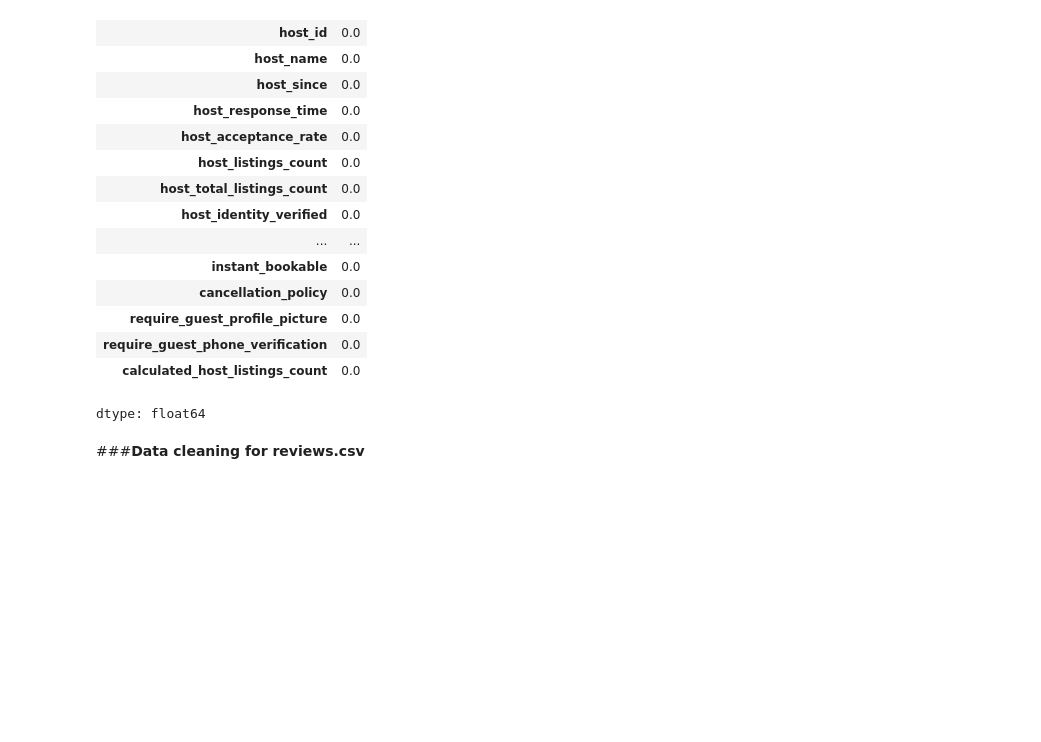
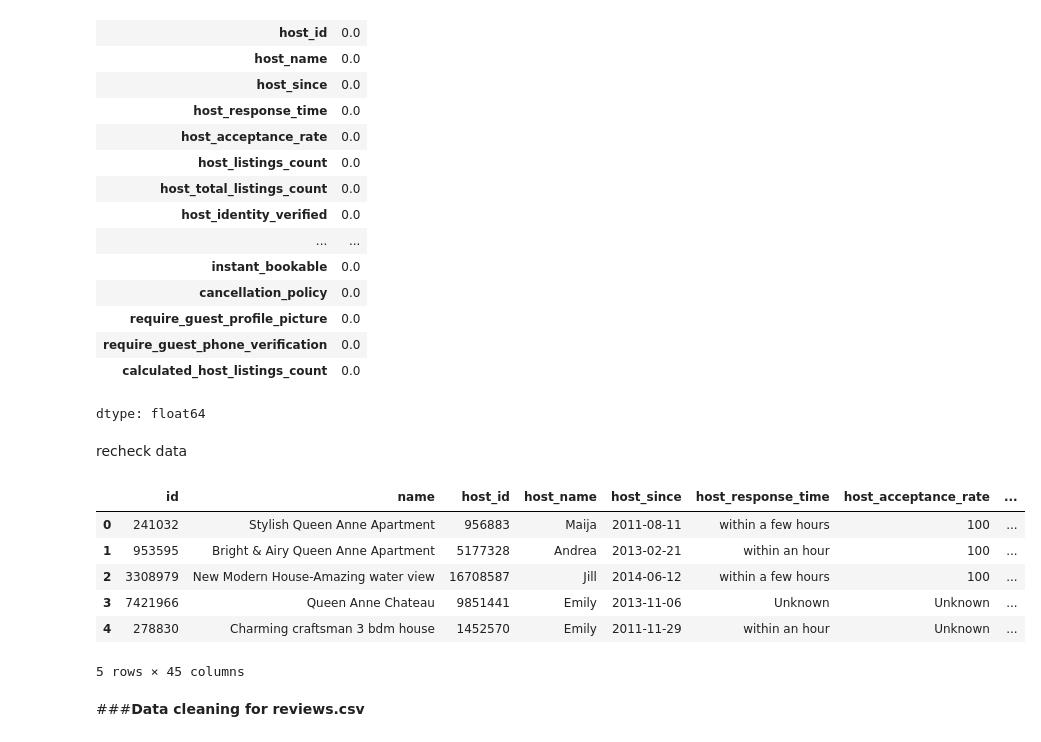
Before and after one commit to Attachai-S/cp372-125PN-131AS-132AY, a Jupyter notebook: cp372_report.ipynb, the cells around one changed output. Saved outputs shown, nothing was run; the diff lists cells and outputs as text; code cells hidden in the pictures; blank space fills up the shorter version.

Commit message:
optimized clean data

```diff
--- a/cp372_report.ipynb
+++ b/cp372_report.ipynb
@@ -349,6 +349,37 @@ null_val_percent
 | require_guest_phone_verification | 0.0 |
 | calculated_host_listings_count | 0.0 |
 dtype: float64
+# %%
+# prompt: ListingsDf in column 'host_acceptance_rate' contains "100%" and "unknow", please remove"%" in "100%"
+
+ListingsDf['host_acceptance_rate'] = ListingsDf['host_acceptance_rate'].str.replace('%', '', regex=False)
+# %%
+ListingsDf['state'].replace('wa', 'WA', inplace=True)
+ListingsDf['accommodates'] = ListingsDf['amenities'].str.replace('[{}""]', '', regex=True)
+ListingsDf['security_deposit'] = pd.to_numeric(ListingsDf['security_deposit'].str.replace('[\$,]', '', regex=True), errors='coerce')
+ListingsDf['price'] = pd.to_numeric(ListingsDf['price'].str.replace('[\$,]', '', regex=True), errors='coerce')
+ListingsDf['cleaning_fee'] = pd.to_numeric(ListingsDf['cleaning_fee'].str.replace('[\$,]', '', regex=True), errors='coerce')
+ListingsDf['extra_people'] = pd.to_numeric(ListingsDf['extra_people'].str.replace('[\$,]', '', regex=True), errors='coerce')
+ListingsDf['host_acceptance_rate'] = ListingsDf['host_acceptance_rate'].str.replace('%', '', regex=False)
+# %%
+bool_cols = [
+    'host_identity_verified', 'has_availability', 'instant_bookable',
+    'require_guest_profile_picture', 'require_guest_phone_verification'
+]
+for col in bool_cols:
+    ListingsDf[col] = ListingsDf[col].map({'t': True, 'f': False})
+# %% [markdown]
+recheck data
+# %%
+ListingsDf.head()
+# %% [output]
+|  | id | name | host_id | host_name | host_since | host_response_time | host_acceptance_rate | ... |
+| 0 | 241032 | Stylish Queen Anne Apartment | 956883 | Maija | 2011-08-11 | within a few hours | 100 | ... |
+| 1 | 953595 | Bright & Airy Queen Anne Apartment | 5177328 | Andrea | 2013-02-21 | within an hour | 100 | ... |
+| 2 | 3308979 | New Modern House-Amazing water view | 16708587 | Jill | 2014-06-12 | within a few hours | 100 | ... |
+| 3 | 7421966 | Queen Anne Chateau | 9851441 | Emily | 2013-11-06 | Unknown | Unknown | ... |
+| 4 | 278830 | Charming craftsman 3 bdm house | 1452570 | Emily | 2011-11-29 | within an hour | Unknown | ... |
+5 rows × 45 columns
 # %% [markdown]
 ###**Data cleaning for reviews.csv**
 # %%
```
